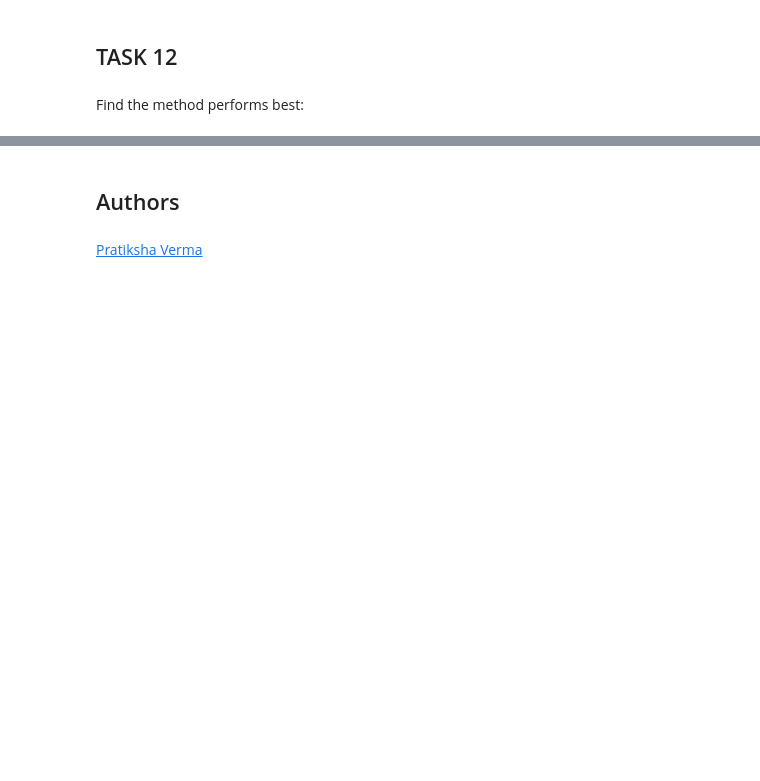
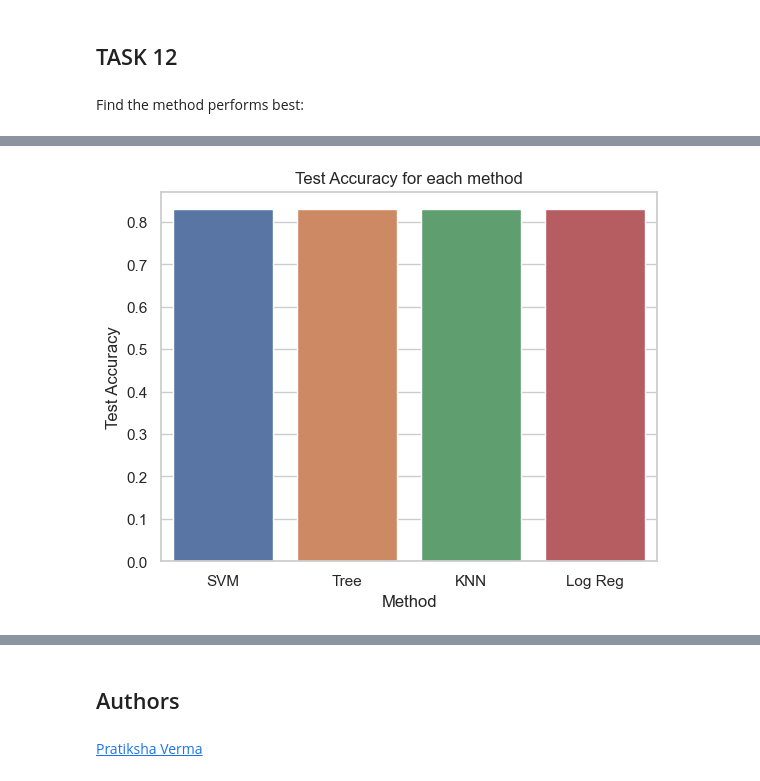
Before and after one commit to NickR22/ibm-capstone, a Jupyter notebook: Modeling (ML)/SpaceX_Machine_Learning_Prediction_Part_5.jupyterlite.ipynb, the cells around one changed output, grey strips where cells are left out. Drawn from its saved outputs; the diff is of its cells as text; code cells hidden in the pictures; blank space fills up the shorter version.

```diff
--- a/Modeling (ML)/SpaceX_Machine_Learning_Prediction_Part_5.jupyterlite.ipynb
+++ b/Modeling (ML)/SpaceX_Machine_Learning_Prediction_Part_5.jupyterlite.ipynb
@@ -308,6 +345,7 @@ GridSearchCV(cv=10, estimator=KNeighborsClassifier(),
 # %%
 print("tuned hpyerparameters :(best parameters) ",knn_cv.best_params_)
 print("accuracy :",knn_cv.best_score_)
+knn_ts = knn_cv.best_score_
 # %% [output]
 tuned hpyerparameters :(best parameters)  {'algorithm': 'auto', 'n_neighbors': 10, 'p': 1}
 accuracy : 0.8482142857142858
@@ -316,5 +354,6 @@ accuracy : 0.8482142857142858
 # %% [markdown]
 Calculate the accuracy of knn_cv on the test data using the method <code>score</code>:
 # %%
-knn_cv.score(X_test, Y_test)
+knn_acc = knn_cv.score(X_test, Y_test)
+print("Accuracy on test data:", knn_acc)
 # %% [output]
@@ -330,3 +379,12 @@ plot_confusion_matrix(Y_test,yhat)
 ## TASK  12
 # %% [markdown]
 Find the method performs best:
+# %%
+acc_mod = {'Method':['SVM','Tree','KNN','Log Reg'],
+           'Accuracy_Test':[svm_acc,tree_acc,knn_acc,log_acc],
+          'Accuracy_Train':[svm_ts,tree_ts,knn_ts,log_ts]}
+acc_df = pd.DataFrame(acc_mod)
+
+acc_df['Accuracy_Test'] = acc_df['Accuracy_Test'].round(2)
+acc_df['Accuracy_Train'] = acc_df['Accuracy_Train'].round(2)
+acc_df
@@ -332,0 +397,10 @@ Find the method performs best:
+# %%
+import seaborn as sns
+import matplotlib.pyplot as plt
+
+sns.barplot(x="Method", y="Accuracy_Test", data=acc_df)
+plt.title('Test Accuracy for each method')
+plt.ylabel('Test Accuracy')
+plt.show()
+# %% [output]
+[figure, added]
```
Also changed, not shown: parts of 22 cells of this notebook.
